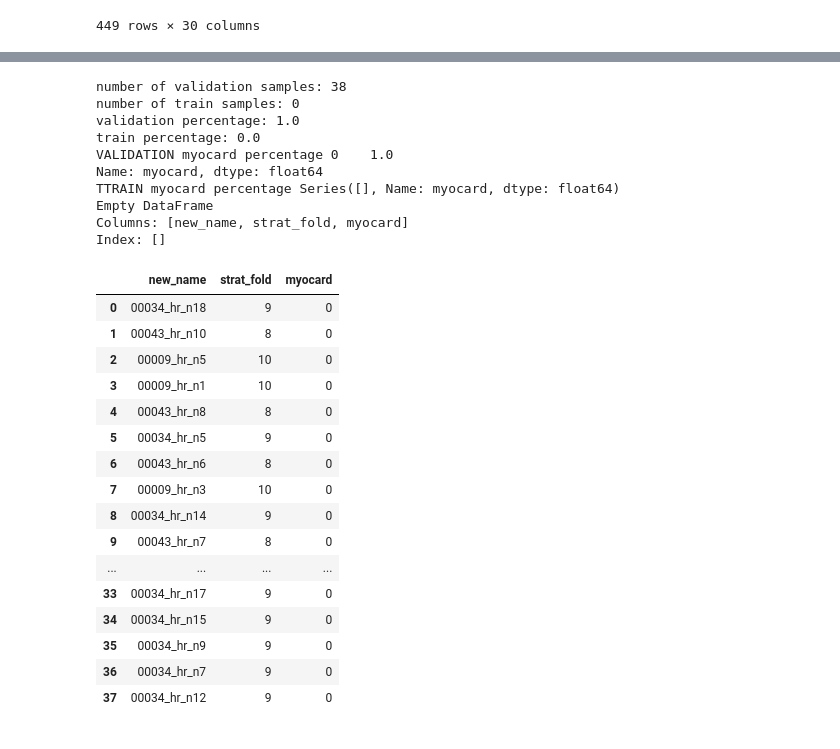
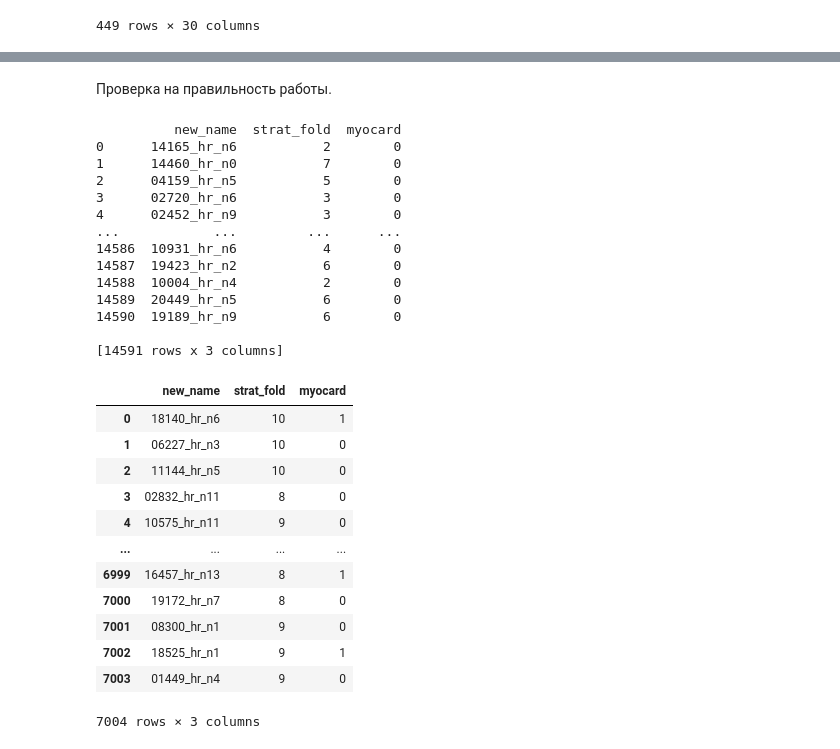
Before and after one commit to boldirev-as/AIIJC-medtech23, a Jupyter notebook: transforming.ipynb, the cells around one changed output, grey strips where cells are left out. Drawn from its saved outputs; the diff is of its cells as text; code cells hidden in the pictures.

Commit message:
Добавил в пайплайн с битами мультипроцессинг, теперь быстро. Еще даунсемпл чтоб сбалансировать датасет. Настроил model_training

```diff
--- a/transforming.ipynb
+++ b/transforming.ipynb
@@ -298,39 +170,41 @@ class Transformator():
 # %%
 from preprocessing_with_beats.pipeline_beat_extraction import PipelineBeatExtraction
-transformator = Transformator(args={}, is_train=True)
 pipeline = PipelineBeatExtraction(prefix="./train")
 pipeline_func = pipeline.run_pipeline
+transformator = Transformator({}, pipeline_func, is_train=True )
+# %% [markdown]
+Проверка на правильность работы.
 # %%
-transformator.check_correctnes(df, pipeline_func)
+transformator.check_correctnes(df)
 test_train_annotations = pd.read_csv("train_annotations.csv")
 test_val_annotations = pd.read_csv("val_annotations.csv")
 print(test_train_annotations)
 test_val_annotations
 # %% [output]
-number of validation samples: 38
-number of train samples: 0
-validation percentage: 1.0
-train percentage: 0.0
-VALIDATION myocard percentage 0    1.0
-Name: myocard, dtype: float64
-TTRAIN myocard percentage Series([], Name: myocard, dtype: float64)
-Empty DataFrame
-Columns: [new_name, strat_fold, myocard]
-Index: []
+          new_name  strat_fold  myocard
+0      14165_hr_n6           2        0
+1      14460_hr_n0           7        0
+2      04159_hr_n5           5        0
+3      02720_hr_n6           3        0
+4      02452_hr_n9           3        0
+...            ...         ...      ...
+14586  10931_hr_n6           4        0
+14587  19423_hr_n2           6        0
+14588  10004_hr_n4           2        0
+14589  20449_hr_n5           6        0
+14590  19189_hr_n9           6        0
+
+[14591 rows x 3 columns]
 |  | new_name | strat_fold | myocard |
-| 0 | 00034_hr_n18 | 9 | 0 |
-| 1 | 00043_hr_n10 | 8 | 0 |
-| 2 | 00009_hr_n5 | 10 | 0 |
-| 3 | 00009_hr_n1 | 10 | 0 |
-| 4 | 00043_hr_n8 | 8 | 0 |
-| 5 | 00034_hr_n5 | 9 | 0 |
-| 6 | 00043_hr_n6 | 8 | 0 |
-| 7 | 00009_hr_n3 | 10 | 0 |
-| 8 | 00034_hr_n14 | 9 | 0 |
-| 9 | 00043_hr_n7 | 8 | 0 |
+| 0 | 18140_hr_n6 | 10 | 1 |
+| 1 | 06227_hr_n3 | 10 | 0 |
+| 2 | 11144_hr_n5 | 10 | 0 |
+| 3 | 02832_hr_n11 | 8 | 0 |
+| 4 | 10575_hr_n11 | 9 | 0 |
 | ... | ... | ... | ... |
-| 33 | 00034_hr_n17 | 9 | 0 |
-| 34 | 00034_hr_n15 | 9 | 0 |
-| 35 | 00034_hr_n9 | 9 | 0 |
-| 36 | 00034_hr_n7 | 9 | 0 |
-| 37 | 00034_hr_n12 | 9 | 0 |
+| 6999 | 16457_hr_n13 | 8 | 1 |
+| 7000 | 19172_hr_n7 | 8 | 0 |
+| 7001 | 08300_hr_n1 | 9 | 0 |
+| 7002 | 18525_hr_n1 | 9 | 1 |
+| 7003 | 01449_hr_n4 | 9 | 0 |
+7004 rows × 3 columns
```
Also changed, not shown: parts of 14 cells of this notebook, 3 other files.
